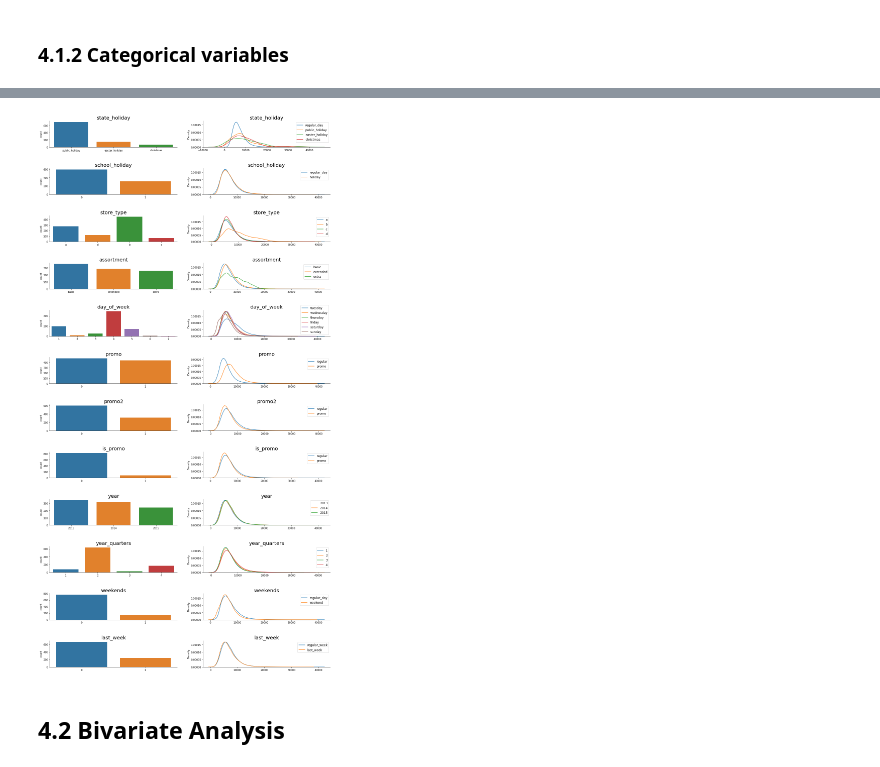
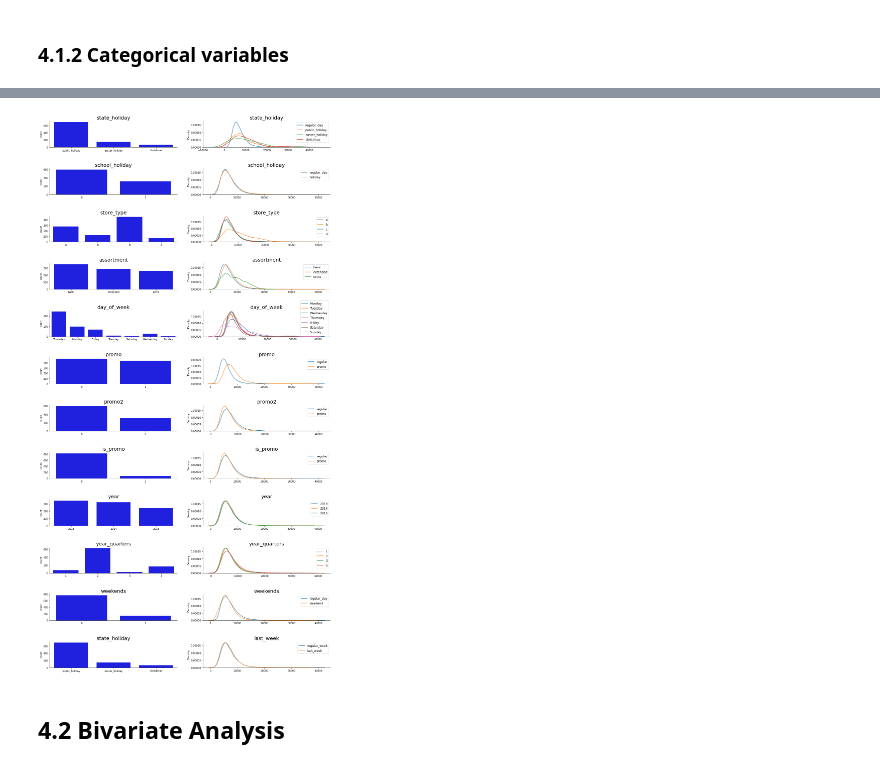
Before and after one commit to Samoelmoura/rossmann_sales_predict, a Jupyter notebook: notebooks/store_sales_predict.ipynb, the cells around one changed output, grey strips where cells are left out. Saved outputs shown, nothing was run; the diff lists cells and outputs as text; code cells hidden in the pictures.

Commit message:
improve exploratory data analysis

```diff
--- a/notebooks/store_sales_predict.ipynb
+++ b/notebooks/store_sales_predict.ipynb
@@ -28,9 +84,9 @@ def search_outliers(df, series):
 # %% [markdown]
 ## 0.2 Loading Data
 # %%
-store = pd.read_csv('D:\\My Drive\\Pessoal\\Projetos\\store_sales_predict\\store.csv', low_memory=False)
-train = pd.read_csv('D:\\My Drive\\Pessoal\\Projetos\\store_sales_predict\\train.csv', low_memory=False)
-test = pd.read_csv('D:\\My Drive\\Pessoal\\Projetos\\store_sales_predict\\test.csv', low_memory=False)
+store = pd.read_csv('D:\\My Drive\\Pessoal\\Projetos\\rossmann_sales_predict\\store.csv', low_memory=False)
+train = pd.read_csv('D:\\My Drive\\Pessoal\\Projetos\\rossmann_sales_predict\\train.csv', low_memory=False)
+test = pd.read_csv('D:\\My Drive\\Pessoal\\Projetos\\rossmann_sales_predict\\test.csv', low_memory=False)
 
 df = pd.merge(train, store, how='left', on='Store')
 df.sample(5)
@@ -371,6 +427,9 @@ df1['assortment'] = df1['assortment'].apply(lambda x: 'basic' if x=='a' else 'ex
 
 # state_holiday
 df1['state_holiday'] = df1['state_holiday'].apply(lambda x: 'public_holiday' if x=='a' else 'easter_holiday' if x=='b' else 'christmas' if x=='c' else 'regular_day')
+
+# day_of_week
+df1['day_of_week'] = df1['date'].dt.day_name()
 # %% [markdown]
 # 3.0 Data Filtering
 # %% [markdown]
@@ -468,8 +525,8 @@ plt.subplots_adjust(hspace=0.8)
 
 # state_holiday
 plt.subplot(12, 2, 1)
-temp = df2.loc[df2['state_holiday']!='regular_day']
-sns.countplot(x='state_holiday', data=temp)
+temp = df2[df2['state_holiday']!='regular_day']
+sns.countplot(x='state_holiday', data=temp, color='b')
 plt.title('state_holiday', fontsize=20)
 plt.xlabel('')
 sns.despine()
@@ -486,7 +543,7 @@ sns.despine()
 
 # school_holiday
 plt.subplot(12, 2, 3)
-sns.countplot(x='school_holiday', data=temp)
+sns.countplot(x='school_holiday', data=temp, color='b')
 plt.title('school_holiday', fontsize=20)
 plt.xlabel('')
 sns.despine()
@@ -501,7 +558,7 @@ sns.despine()
 
 # store_type
 plt.subplot(12, 2, 5)
-sns.countplot(x='store_type', data=temp)
+sns.countplot(x='store_type', data=temp, color='b')
 plt.title('store_type', fontsize=20)
 plt.xlabel('')
 sns.despine()
@@ -518,7 +575,7 @@ sns.despine()
 
 # assortment
 plt.subplot(12, 2, 7)
-sns.countplot(x='assortment', data=temp)
+sns.countplot(x='assortment', data=temp, color='b')
 plt.title('assortment', fontsize=20)
 plt.xlabel('')
 sns.despine()
@@ -534,19 +591,19 @@ sns.despine()
 
 # day_of_week
 plt.subplot(12, 2, 9)
-sns.countplot(x='day_of_week', data=temp)
+sns.countplot(x='day_of_week', data=temp, color='b')
 plt.title('day_of_week', fontsize=20)
 plt.xlabel('')
 sns.despine()
 
 plt.subplot(12, 2, 10)
-sns.kdeplot(x='sales', data=df2.loc[df2['day_of_week']==0], label='monday')
-sns.kdeplot(x='sales', data=df2.loc[df2['day_of_week']==1], label='tuesday')
-sns.kdeplot(x='sales', data=df2.loc[df2['day_of_week']==2], label='wednesday')
-sns.kdeplot(x='sales', data=df2.loc[df2['day_of_week']==3], label='thursday')
-sns.kdeplot(x='sales', data=df2.loc[df2['day_of_week']==4], label='friday')
-sns.kdeplot(x='sales', data=df2.loc[df2['day_of_week']==5], label='saturday')
-sns.kdeplot(x='sales', data=df2.loc[df2['day_of_week']==6], label='sunday')
+sns.kdeplot(x='sales', data=df2.loc[df2['day_of_week']=='Monday'], label='Monday')
+sns.kdeplot(x='sales', data=df2.loc[df2['day_of_week']=='Tuesday'], label='Tuesday')
+sns.kdeplot(x='sales', data=df2.loc[df2['day_of_week']=='Wednesday'], label='Wednesday')
+sns.kdeplot(x='sales', data=df2.loc[df2['day_of_week']=='Thursday'], label='Thursday')
+sns.kdeplot(x='sales', data=df2.loc[df2['day_of_week']=='Friday'], label='Friday')
+sns.kdeplot(x='sales', data=df2.loc[df2['day_of_week']=='Saturday'], label='Saturday')
+sns.kdeplot(x='sales', data=df2.loc[df2['day_of_week']=='Sunday'], label='Sunday')
 plt.title('day_of_week', fontsize=20)
 plt.xlabel('')
 plt.legend(prop={'size': 12})
@@ -554,7 +611,7 @@ sns.despine()
 
 # promo
 plt.subplot(12, 2, 11)
-sns.countplot(x='promo', data=temp)
+sns.countplot(x='promo', data=temp, color='b')
 plt.title('promo', fontsize=20)
 plt.xlabel('')
 sns.despine()
@@ -569,7 +626,7 @@ sns.despine()
 
 # promo2
 plt.subplot(12, 2, 13)
-sns.countplot(x='promo2', data=temp)
+sns.countplot(x='promo2', data=temp, color='b')
 plt.title('promo2', fontsize=20)
 plt.xlabel('')
 sns.despine()
@@ -584,7 +641,7 @@ sns.despine()
 
 # is_promo
 plt.subplot(12, 2, 15)
-sns.countplot(x='is_promo', data=temp)
+sns.countplot(x='is_promo', data=temp, color='b')
 plt.title('is_promo', fontsize=20)
 plt.xlabel('')
 sns.despine()
@@ -599,7 +656,7 @@ sns.despine()
 
 # year
 plt.subplot(12, 2, 17)
-sns.countplot(x='year', data=temp)
+sns.countplot(x='year', data=temp, color='b')
 plt.title('year', fontsize=20)
 plt.xlabel('')
 sns.despine()
@@ -615,7 +672,7 @@ sns.despine()
 
 # year_quarters
 plt.subplot(12, 2, 19)
-sns.countplot(x='year_quarters', data=temp)
+sns.countplot(x='year_quarters', data=temp, color='b')
 plt.title('year_quarters', fontsize=20)
 plt.xlabel('')
 sns.despine()
@@ -631,37 +688,37 @@ plt.legend(prop={'size': 12})
 sns.despine()
 
 # weekends
 plt.subplot(12, 2, 21)
-sns.countplot(x='weekends', data=temp)
+sns.countplot(x='weekends', data=temp, color='b')
 plt.title('weekends', fontsize=20)
 plt.xlabel('')
 sns.despine()
 
 plt.subplot(12, 2, 22)
 sns.kdeplot(x='sales', data=df2.loc[df2['weekends']==0], label='regular_day')
 sns.kdeplot(x='sales', data=df2.loc[df2['weekends']==1], label='weekend')
 plt.title('weekends', fontsize=20)
 plt.xlabel('')
 plt.legend(prop={'size': 12})
 sns.despine()
 
 # last_week
 plt.subplot(12, 2, 23)
-sns.countplot(x='last_week', data=temp)
-plt.title('last_week', fontsize=20)
+sns.countplot(x='state_holiday', data=temp, color='b')
+plt.title('state_holiday', fontsize=20)
 plt.xlabel('')
 sns.despine()
 
 plt.subplot(12, 2, 24)
 sns.kdeplot(x='sales', data=df2.loc[df2['last_week']==0], label='regular_week')
 sns.kdeplot(x='sales', data=df2.loc[df2['last_week']==1], label='last_week')
 plt.title('last_week', fontsize=20)
 plt.xlabel('')
 plt.legend(prop={'size': 12})
 sns.despine();
 # week
 # %% [output]
-[figure, old version]
+[figure, new version]
 # %% [markdown]
 ## 4.2 Bivariate Analysis
 # %% [markdown]
```
Also changed, not shown: parts of 7 cells of this notebook.
